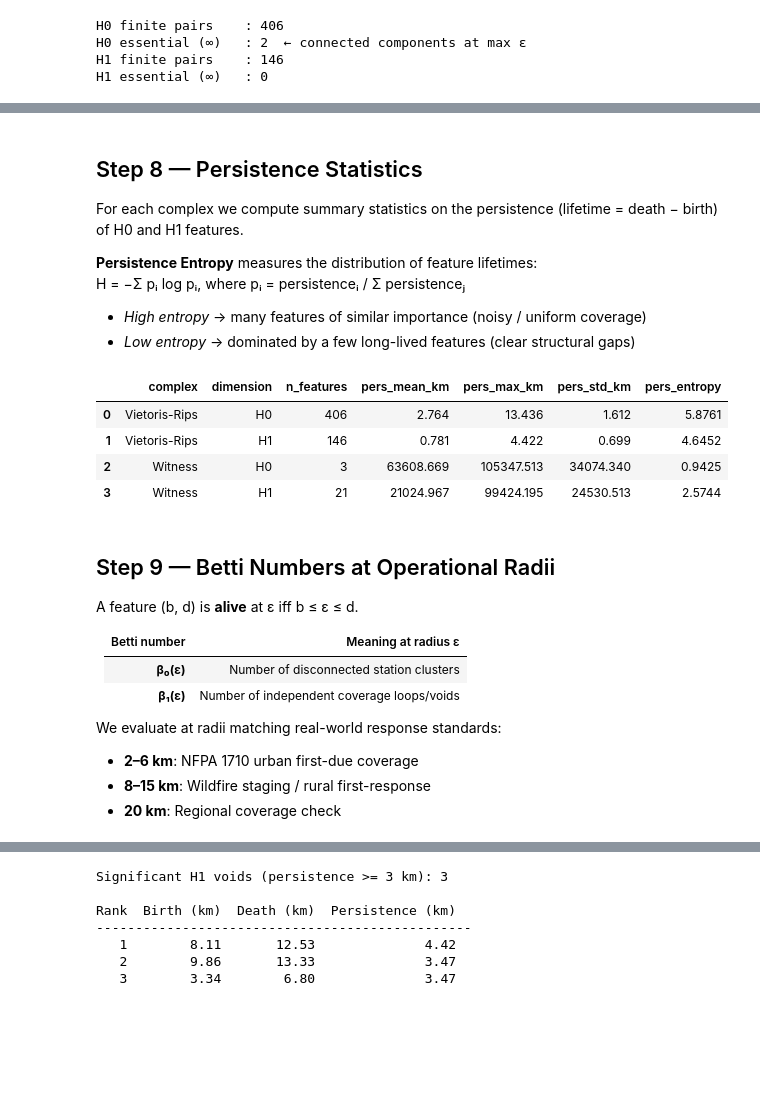
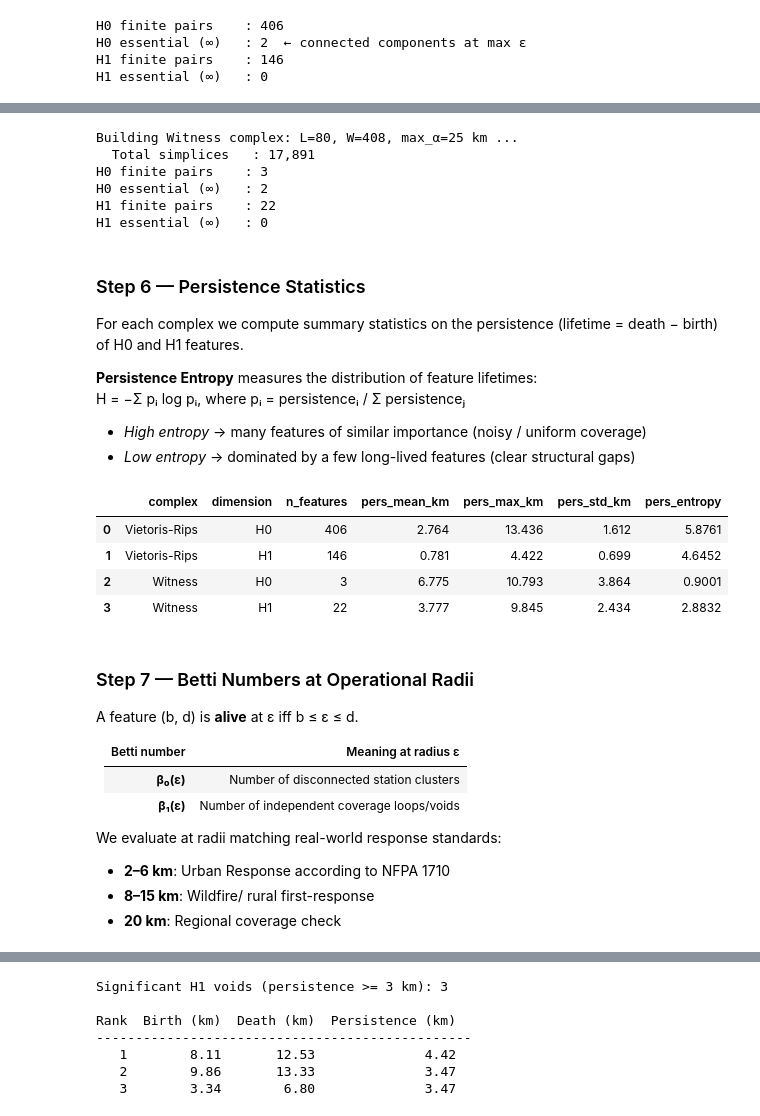
Before and after one commit to danielqhtruong/MATH497_Research_TDA, a Jupyter notebook: PH/FireStations_PH/tda_fire_stations_ph.ipynb, the cells around one changed output, grey strips where cells are left out. Drawn from its saved outputs; the diff is of its cells as text; code cells hidden in the pictures; blank space fills up the shorter version.

```diff
--- a/PH/FireStations_PH/tda_fire_stations_ph.ipynb
+++ b/PH/FireStations_PH/tda_fire_stations_ph.ipynb
@@ -244,21 +192,28 @@ max_i d(w, lᵢ) ≤ d(w, L \ σ) + α.
 # %%
-# # ── Build Witness complex ──
-# print(f"Building Witness complex: L={len(landmarks)}, W={len(witnesses)}, max_α={RIPS_MAX_M/1000:.0f} km ...")
+# ── Build Witness complex ──
+print(f"Building Witness complex: L={len(landmarks)}, W={len(witnesses)}, max_α={RIPS_MAX_M/1000:.0f} km ...")
 
-# wc     = gudhi.EuclideanWitnessComplex(witnesses=witnesses, landmarks=landmarks)
-# st_wit = wc.create_simplex_tree(max_alpha_square=RIPS_MAX_M**2, limit_dimension=2)
+wc     = gudhi.EuclideanWitnessComplex(witnesses=witnesses, landmarks=landmarks)
+st_wit = wc.create_simplex_tree(max_alpha_square=RIPS_MAX_M**2, limit_dimension=2)
 
-# print(f"  Total simplices   : {st_wit.num_simplices():,}")
-# st_wit.compute_persistence(homology_coeff_field=2, min_persistence=0)
+print(f"  Total simplices   : {st_wit.num_simplices():,}")
+st_wit.compute_persistence(homology_coeff_field=2, min_persistence=0)
 
-# diag_wit = extract_diagrams(st_wit)
+diag_wit = extract_diagrams(st_wit)
 
-# print(f"H0 finite pairs    : {len(diag_wit['H0'])}")
-# print(f"H0 essential (∞)   : {len(diag_wit['H0_inf'])}")
-# print(f"H1 finite pairs    : {len(diag_wit['H1'])}")
-# print(f"H1 essential (∞)   : {len(diag_wit['H1_inf'])}")
+print(f"H0 finite pairs    : {len(diag_wit['H0'])}")
+print(f"H0 essential (∞)   : {len(diag_wit['H0_inf'])}")
+print(f"H1 finite pairs    : {len(diag_wit['H1'])}")
+print(f"H1 essential (∞)   : {len(diag_wit['H1_inf'])}")
+# %% [output]
+Building Witness complex: L=80, W=408, max_α=25 km ...
+  Total simplices   : 17,891
+H0 finite pairs    : 3
+H0 essential (∞)   : 2
+H1 finite pairs    : 22
+H1 essential (∞)   : 0
 # %% [markdown]
-## Step 8 — Persistence Statistics
+### Step 6 — Persistence Statistics
 
 For each complex we compute summary statistics on the persistence (lifetime = death − birth) of H0 and H1 features.
 
@@ -267,39 +222,41 @@ H = −Σ pᵢ log pᵢ, where pᵢ = persistenceᵢ / Σ persistenceⱼ
 - *High entropy* → many features of similar importance (noisy / uniform coverage)
 - *Low entropy* → dominated by a few long-lived features (clear structural gaps)
 # %%
-def persistence_stats(diags, label=""):
+def persistence_stats(diags, label="", squared=False):
     """Return a DataFrame of per-dimension persistence statistics."""
     rows = []
     for dim_key in ("H0", "H1"):
         pairs = diags[dim_key]
         if not pairs:
             continue
         arr  = np.array(pairs)
+        if squared:
+            arr = np.sqrt(arr)   # Witness complex stores squared distances
         pers = arr[:, 1] - arr[:, 0]
         p    = pers / pers.sum() if pers.sum() > 0 else pers
         rows.append({
-            "complex"         : label,
-            "dimension"       : dim_key,
-            "n_features"      : len(pairs),
-            "pers_mean_km"    : round(pers.mean() / 1000, 3),
-            "pers_max_km"     : round(pers.max()  / 1000, 3),
-            "pers_std_km"     : round(pers.std()  / 1000, 3),
-            "pers_entropy"    : round(float(-np.sum(p * np.log(p + 1e-12))), 4),
+            "complex"      : label,
+            "dimension"    : dim_key,
+            "n_features"   : len(pairs),
+            "pers_mean_km" : round(pers.mean() / 1000, 3),
+            "pers_max_km"  : round(pers.max()  / 1000, 3),
+            "pers_std_km"  : round(pers.std()  / 1000, 3),
+            "pers_entropy" : round(float(-np.sum(p * np.log(p + 1e-12))), 4),
         })
     return pd.DataFrame(rows)
 
-stats_rips = persistence_stats(diag_rips, "Vietoris-Rips")
-stats_wit  = persistence_stats(diag_wit,  "Witness")
+stats_rips = persistence_stats(diag_rips, "Vietoris-Rips", squared=False)
+stats_wit  = persistence_stats(diag_wit,  "Witness",       squared=True)
 stats_all  = pd.concat([stats_rips, stats_wit], ignore_index=True)
 stats_all
 # %% [output]
 |  | complex | dimension | n_features | pers_mean_km | pers_max_km | pers_std_km | pers_entropy |
 | 0 | Vietoris-Rips | H0 | 406 | 2.764 | 13.436 | 1.612 | 5.8761 |
 | 1 | Vietoris-Rips | H1 | 146 | 0.781 | 4.422 | 0.699 | 4.6452 |
-| 2 | Witness | H0 | 3 | 63608.669 | 105347.513 | 34074.340 | 0.9425 |
-| 3 | Witness | H1 | 21 | 21024.967 | 99424.195 | 24530.513 | 2.5744 |
+| 2 | Witness | H0 | 3 | 6.775 | 10.793 | 3.864 | 0.9001 |
+| 3 | Witness | H1 | 22 | 3.777 | 9.845 | 2.434 | 2.8832 |
 # %% [markdown]
-## Step 9 — Betti Numbers at Operational Radii
+### Step 7 — Betti Numbers at Operational Radii
 
 A feature (b, d) is **alive** at ε iff b ≤ ε ≤ d.
 
@@ -309,8 +266,8 @@ A feature (b, d) is **alive** at ε iff b ≤ ε ≤ d.
 | **β₁(ε)** | Number of independent coverage loops/voids |
 
 We evaluate at radii matching real-world response standards:
-- **2–6 km**: NFPA 1710 urban first-due coverage
-- **8–15 km**: Wildfire staging / rural first-response
+- **2–6 km**: Urban Response according to NFPA 1710
+- **8–15 km**: Wildfire/ rural first-response
 - **20 km**: Regional coverage check
 # %%
 def betti_at_radii(diags, radii_m, label=""):
```
Also changed, not shown: parts of 34 cells of this notebook, 7 other files.
